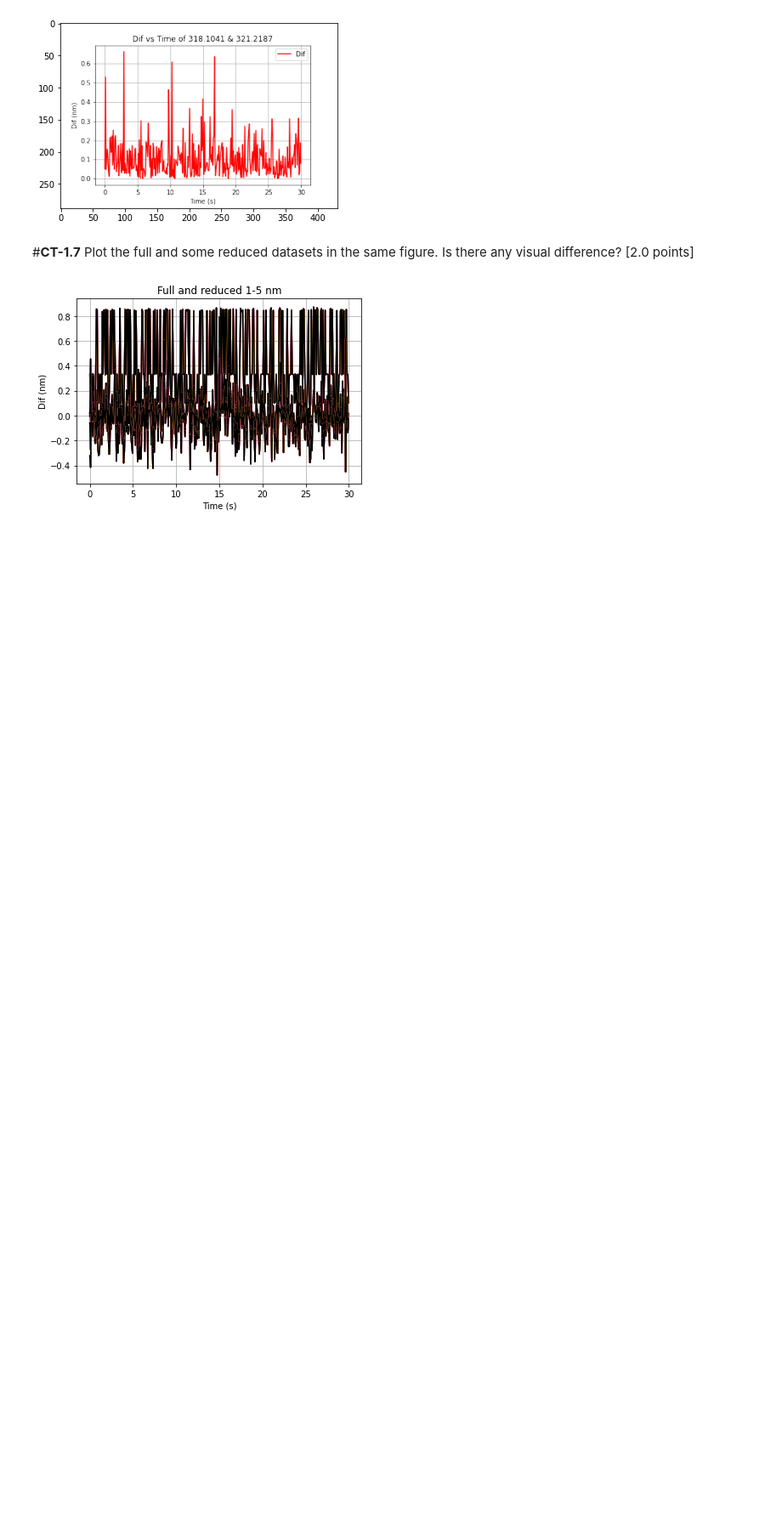
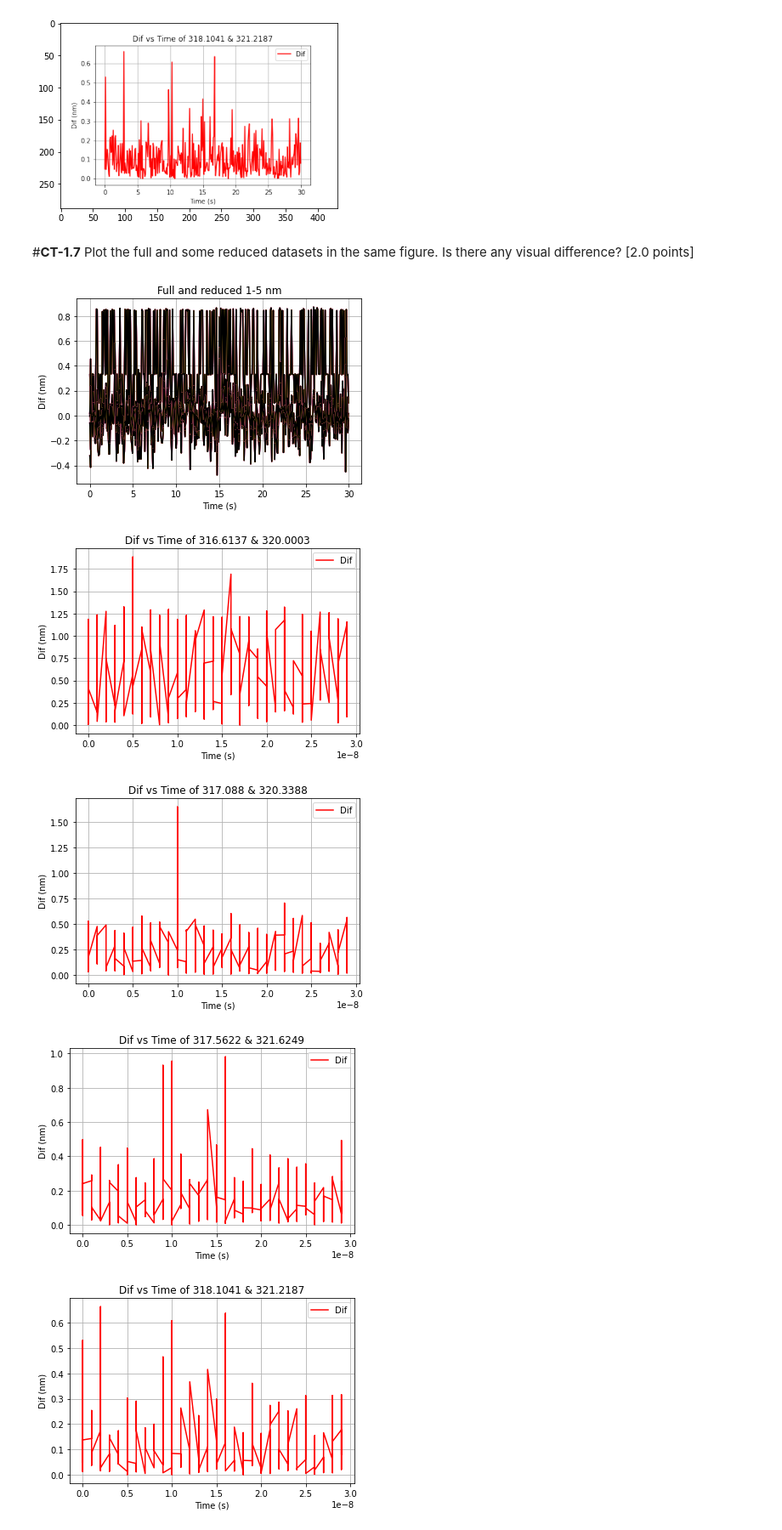
Before and after one commit to RomeroCruzJuanPablo/RomeroCruz-JuanPablo, a Jupyter notebook: CodingTasks/CodingTask1.ipynb, the cells around one changed output. Shown: that part at 85% size. Cells and saved outputs as stored; diff of their text form; code cells hidden in the pictures; blank space fills up the shorter version.

```diff
--- a/CodingTasks/CodingTask1.ipynb
+++ b/CodingTasks/CodingTask1.ipynb
@@ -369,7 +369,7 @@ def plottime_c6(dataf, w1,w2):
       c2=columns_wl[seg_index-1]
     else:
       c2=columns_wl[seg_index+1]
-  cs=[str(c1),str(c2)]
+  cs=[f"{c1:.4f}",f"{c2:.4f}"]
   graph=pd.concat([graph,dataf[cs]],axis=1)
   graph['Dif'] = (graph[cs[0]] - graph[cs[1]]).abs()
 
@@ -429,3 +429,11 @@ plt.grid()
 plt.show()
 # %% [output]
 [figure]
+# %%
+for i in range(0,5,1):
+  plottime_c6(reduce_resolution_g(df,i),316,320)
+# %% [output]
+[figure, added]
+[figure, added]
+[figure, added]
+[figure, added]
```
Also changed, not shown: parts of 5 cells of this notebook.
